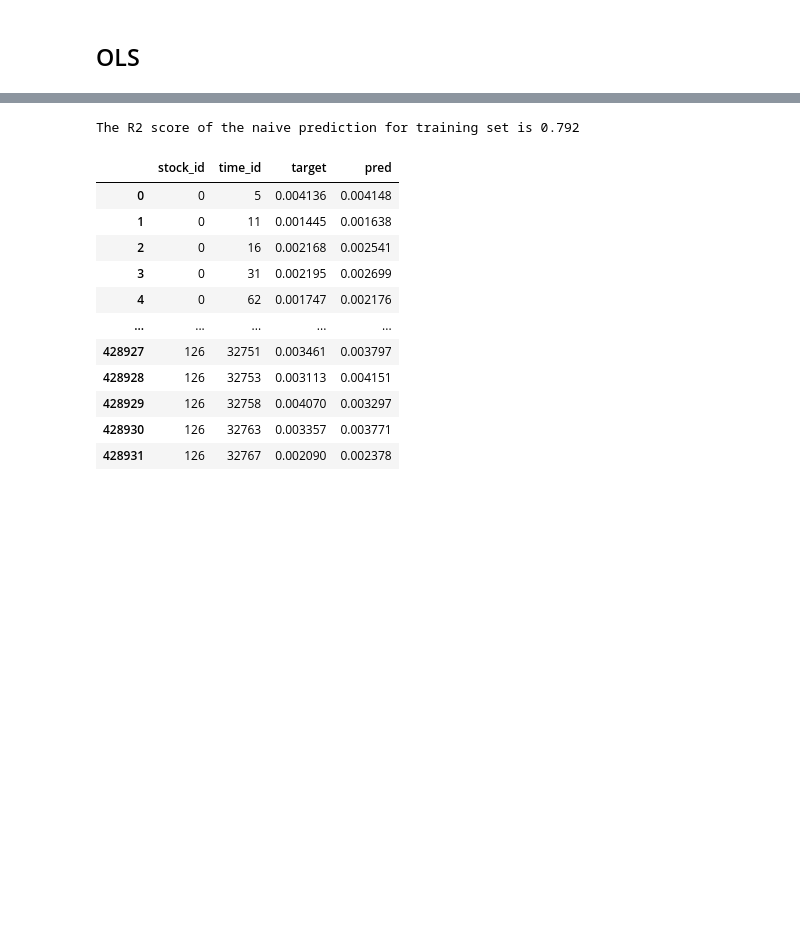
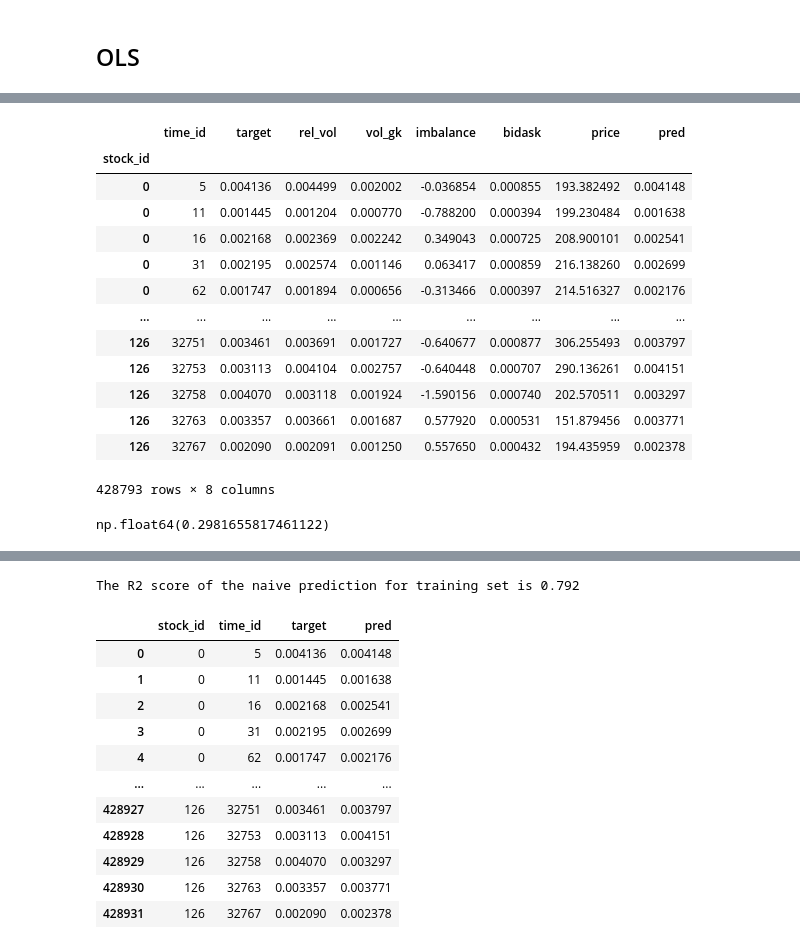
Before and after one commit to Dr4k3z/realized-vol, a Jupyter notebook: ols.ipynb, the cells around one changed output, grey strips where cells are left out. Cells and saved outputs as stored; diff of their text form; code cells hidden in the pictures; blank space fills up the shorter version.

```diff
--- a/ols.ipynb
+++ b/ols.ipynb
@@ -76,0 +151,4 @@ The R2 score of the native prediciton for the training set is 0.3976766148405539
+# %%
+joined = joined.dropna()
+joined.set_index(['stock_id'], inplace=True)
+joined
@@ -105,0 +193,31 @@ for i in stock_id_train:
+# %%
+from sklearn.linear_model import LinearRegression
+from sklearn.preprocessing import PolynomialFeatures
+
+def linear_model(X, y, degree=1):
+    polyfeat = PolynomialFeatures(degree=degree)
+
+    model = LinearRegression()
+    X_poly = polyfeat.fit_transform(X)
+
+    weights = np.ones(X_poly.shape[0])
+
+    return model.fit(X_poly, y, sample_weight=weights)
+
+models = {}
+# %%
+poly = PolynomialFeatures(degree=2)
+
+preds = []
+
+for i, stock_id in enumerate(joined.index.unique()):
+    print(f"Processing stock_id {stock_id} ({i+1}/{len(joined.index.unique())})")
+    # X = joined.loc[stock_id, ['price', 'rel_vol', 'vol_gk', 'imbalance', 'bidask']].values
+    X = joined.loc[stock_id, ['rel_vol']].values
+    y = joined.loc[stock_id, 'target'].values
+
+    models[i] = linear_model(X, y, degree=2)
+    X_poly = poly.fit_transform(X)
+    preds += list(models[i].predict(X_poly))
+
+joined["pred"] = preds
@@ -106,3 +247,24 @@ for i in stock_id_train:
+# %%
+joined
+# %% [output]
+|  | time_id | target | rel_vol | vol_gk | imbalance | bidask | price | pred |
+| stock_id |  |  |  |  |  |  |  |  |
+| 0 | 5 | 0.004136 | 0.004499 | 0.002002 | -0.036854 | 0.000855 | 193.382492 | 0.004148 |
+| 0 | 11 | 0.001445 | 0.001204 | 0.000770 | -0.788200 | 0.000394 | 199.230484 | 0.001638 |
+| 0 | 16 | 0.002168 | 0.002369 | 0.002242 | 0.349043 | 0.000725 | 208.900101 | 0.002541 |
+| 0 | 31 | 0.002195 | 0.002574 | 0.001146 | 0.063417 | 0.000859 | 216.138260 | 0.002699 |
+| 0 | 62 | 0.001747 | 0.001894 | 0.000656 | -0.313466 | 0.000397 | 214.516327 | 0.002176 |
+| ... | ... | ... | ... | ... | ... | ... | ... | ... |
+| 126 | 32751 | 0.003461 | 0.003691 | 0.001727 | -0.640677 | 0.000877 | 306.255493 | 0.003797 |
+| 126 | 32753 | 0.003113 | 0.004104 | 0.002757 | -0.640448 | 0.000707 | 290.136261 | 0.004151 |
+| 126 | 32758 | 0.004070 | 0.003118 | 0.001924 | -1.590156 | 0.000740 | 202.570511 | 0.003297 |
+| 126 | 32763 | 0.003357 | 0.003661 | 0.001687 | 0.577920 | 0.000531 | 151.879456 | 0.003771 |
+| 126 | 32767 | 0.002090 | 0.002091 | 0.001250 | 0.557650 | 0.000432 | 194.435959 | 0.002378 |
+428793 rows × 8 columns
+# %%
+rmspe(joined["target"], joined["pred"])
+# %% [output]
+np.float64(0.2981655817461122)
 # %%
 import matplotlib.pyplot as plt
 import numpy as np
```
Also changed, not shown: parts of 22 cells of this notebook, 4 other files.
